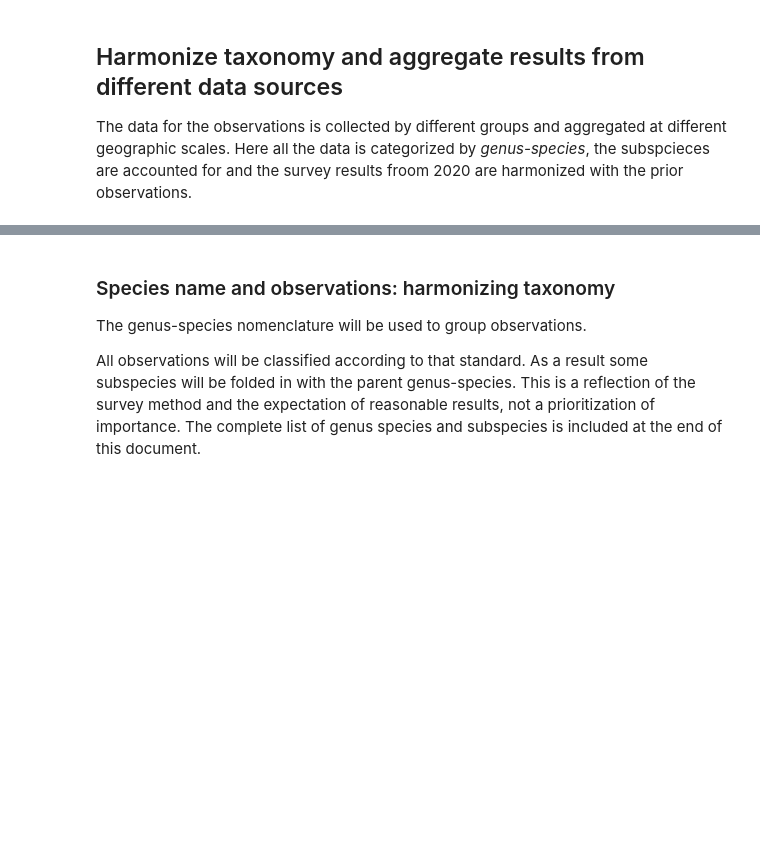
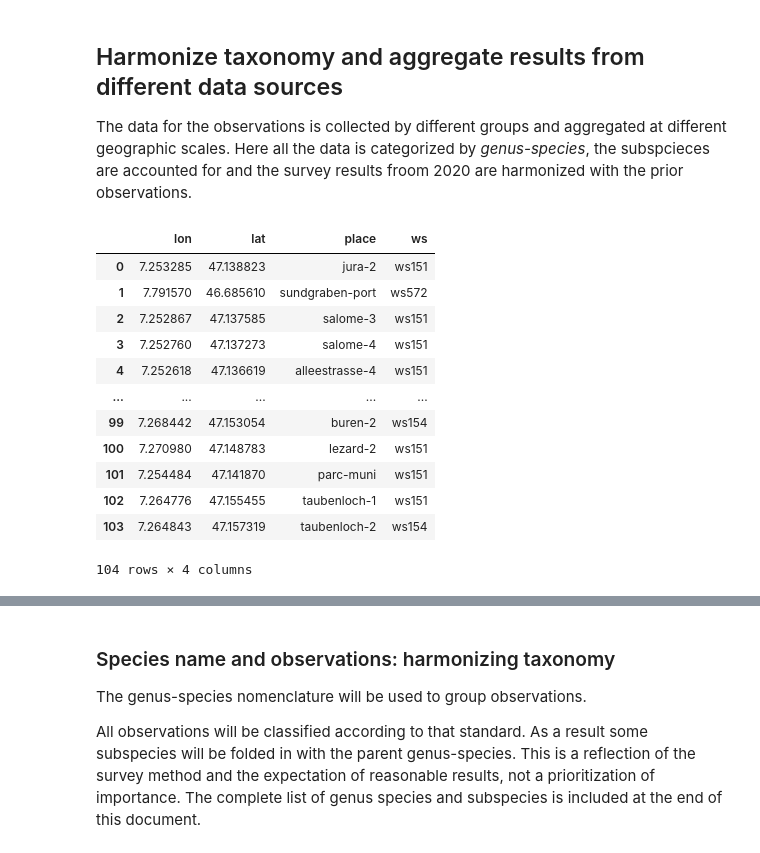
Before and after one commit to thorerismann/hdbot, a Jupyter notebook: preprocess_final.ipynb, the cells around one changed output, grey strips where cells are left out. Cells and saved outputs as stored; diff of their text form; code cells hidden in the pictures; blank space fills up the shorter version.

```diff
--- a/preprocess_final.ipynb
+++ b/preprocess_final.ipynb
@@ -20,6 +20,22 @@ data_2020 = F"{here}/data/2020/"
 ## Harmonize taxonomy and aggregate results from different data sources
 
 The data for the observations is collected by different groups and aggregated at different geographic scales. Here all the data is categorized by *genus-species*, the subspcieces are accounted for and the survey results froom 2020 are harmonized with the prior observations.
+# %%
+pd.read_csv("data/2020/map-keys-with-ws.csv")
+# %% [output]
+|  | lon | lat | place | ws |
+| 0 | 7.253285 | 47.138823 | jura-2 | ws151 |
+| 1 | 7.791570 | 46.685610 | sundgraben-port | ws572 |
+| 2 | 7.252867 | 47.137585 | salome-3 | ws151 |
+| 3 | 7.252760 | 47.137273 | salome-4 | ws151 |
+| 4 | 7.252618 | 47.136619 | alleestrasse-4 | ws151 |
+| ... | ... | ... | ... | ... |
+| 99 | 7.268442 | 47.153054 | buren-2 | ws154 |
+| 100 | 7.270980 | 47.148783 | lezard-2 | ws151 |
+| 101 | 7.254484 | 47.141870 | parc-muni | ws151 |
+| 102 | 7.264776 | 47.155455 | taubenloch-1 | ws151 |
+| 103 | 7.264843 | 47.157319 | taubenloch-2 | ws154 |
+104 rows × 4 columns
 # %%
 my_data_methods = {"csv":pd.read_csv}
 
```
Also changed, not shown: 1 other file.
